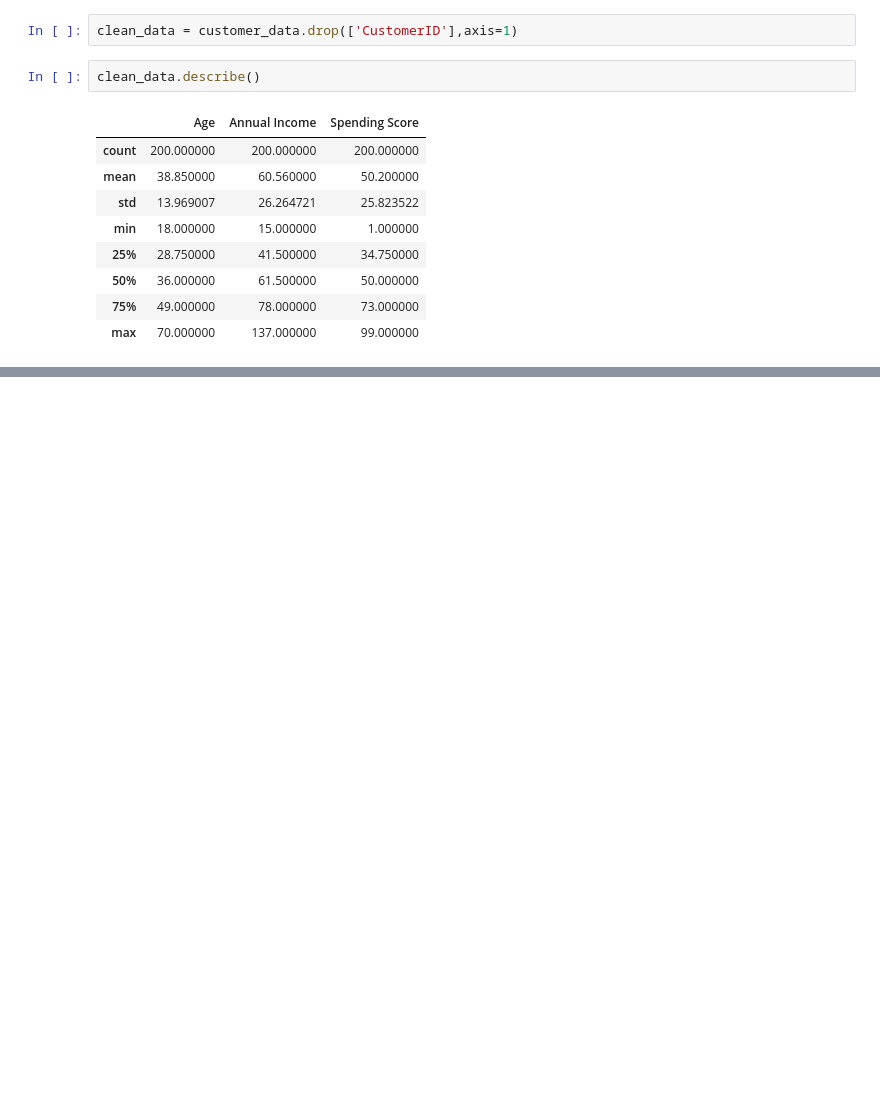
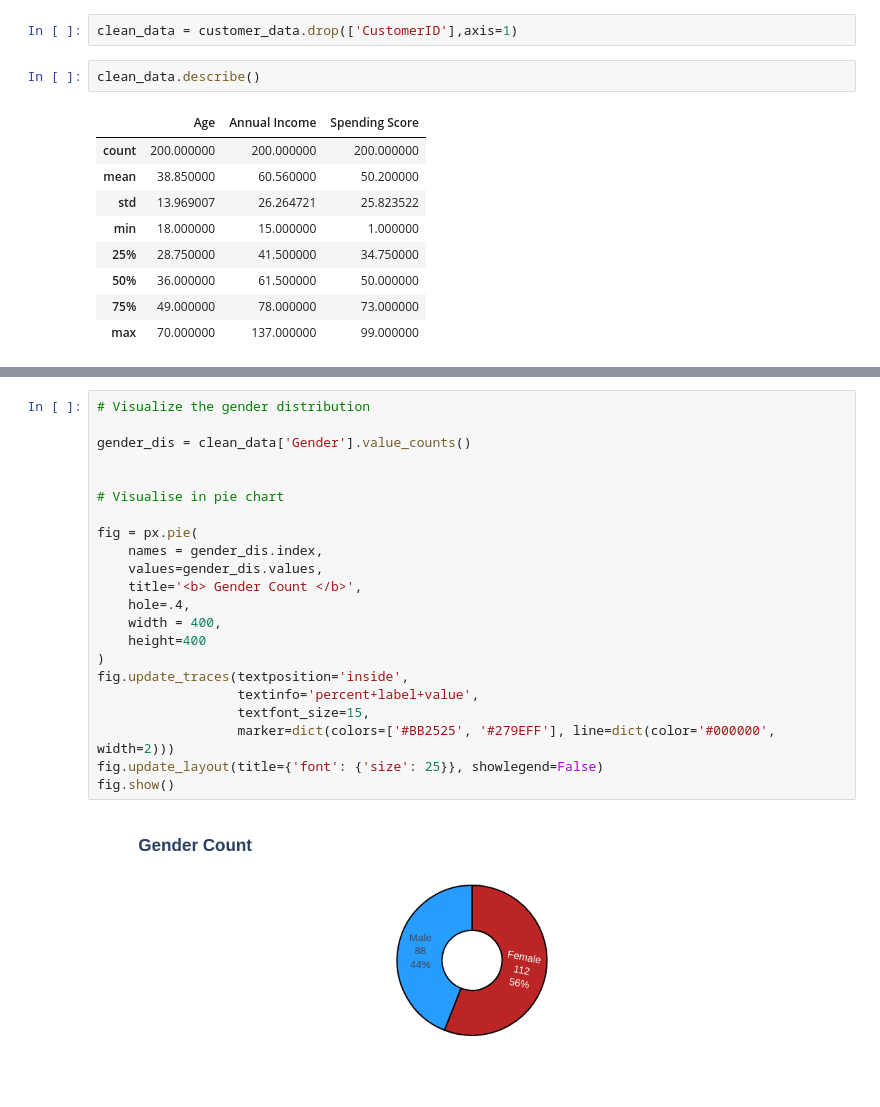
Before and after one commit to aln1234/Datascience_project, a Jupyter notebook: customer_segmentation/analysis.ipynb, the cells around one changed output, grey strips where cells are left out. Cells and saved outputs as stored; diff of their text form; blank space fills up the shorter version.

```diff
--- a/customer_segmentation/analysis.ipynb
+++ b/customer_segmentation/analysis.ipynb
@@ -96,0 +170,24 @@ fig.show()
+# %%
+# Visualize the gender distribution
+
+gender_dis = clean_data['Gender'].value_counts()
+
+
+# Visualise in pie chart
+
+fig = px.pie(
+    names = gender_dis.index,
+    values=gender_dis.values,
+    title='<b> Gender Count </b>',
+    hole=.4,
+    width = 400,
+    height=400
+)
+fig.update_traces(textposition='inside',
+                  textinfo='percent+label+value',
+                  textfont_size=15,
+                  marker=dict(colors=['#BB2525', '#279EFF'], line=dict(color='#000000', width=2)))
+fig.update_layout(title={'font': {'size': 25}}, showlegend=False)
+fig.show()
+# %% [output]
+[figure, added]
```
Also changed, not shown: parts of 23 cells of this notebook.
